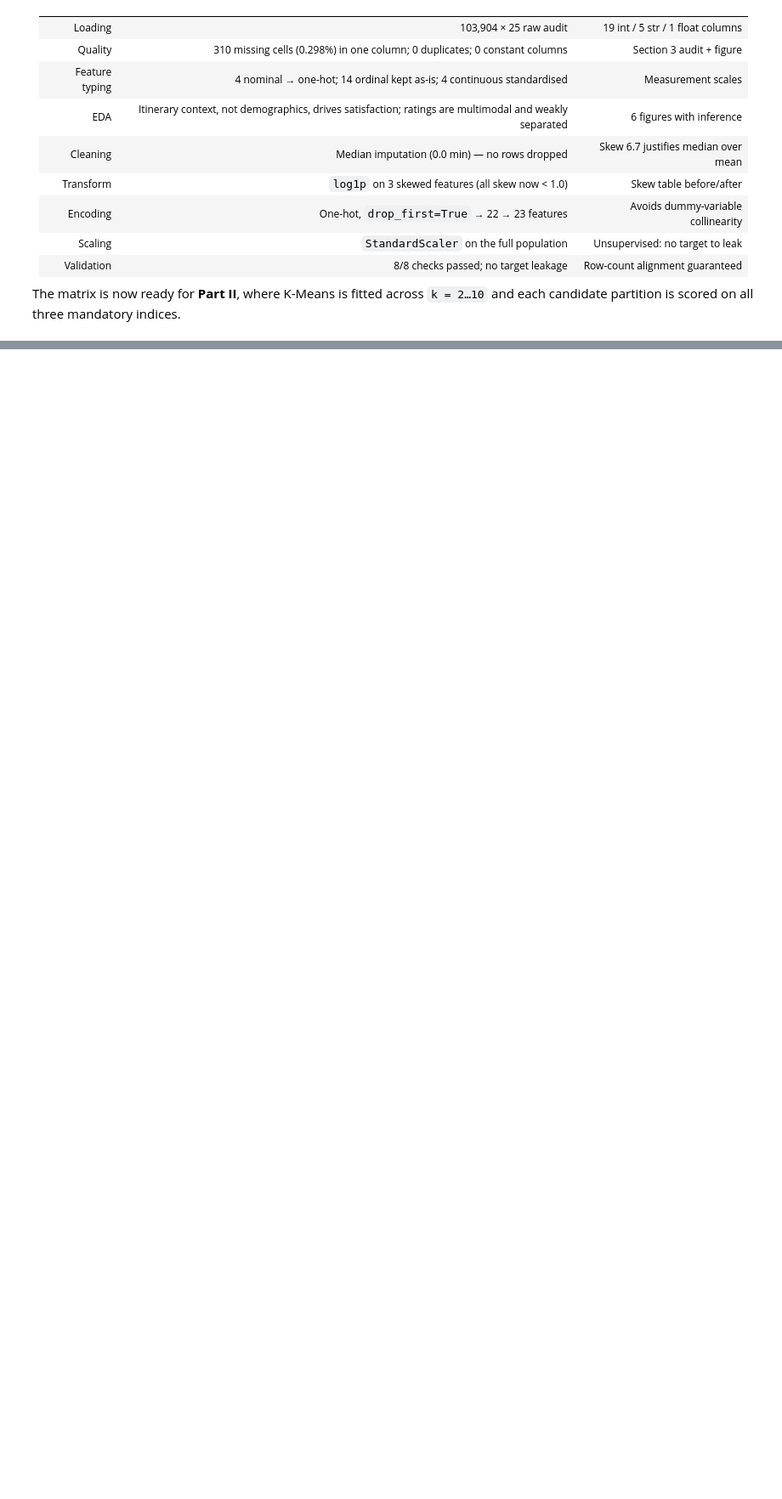
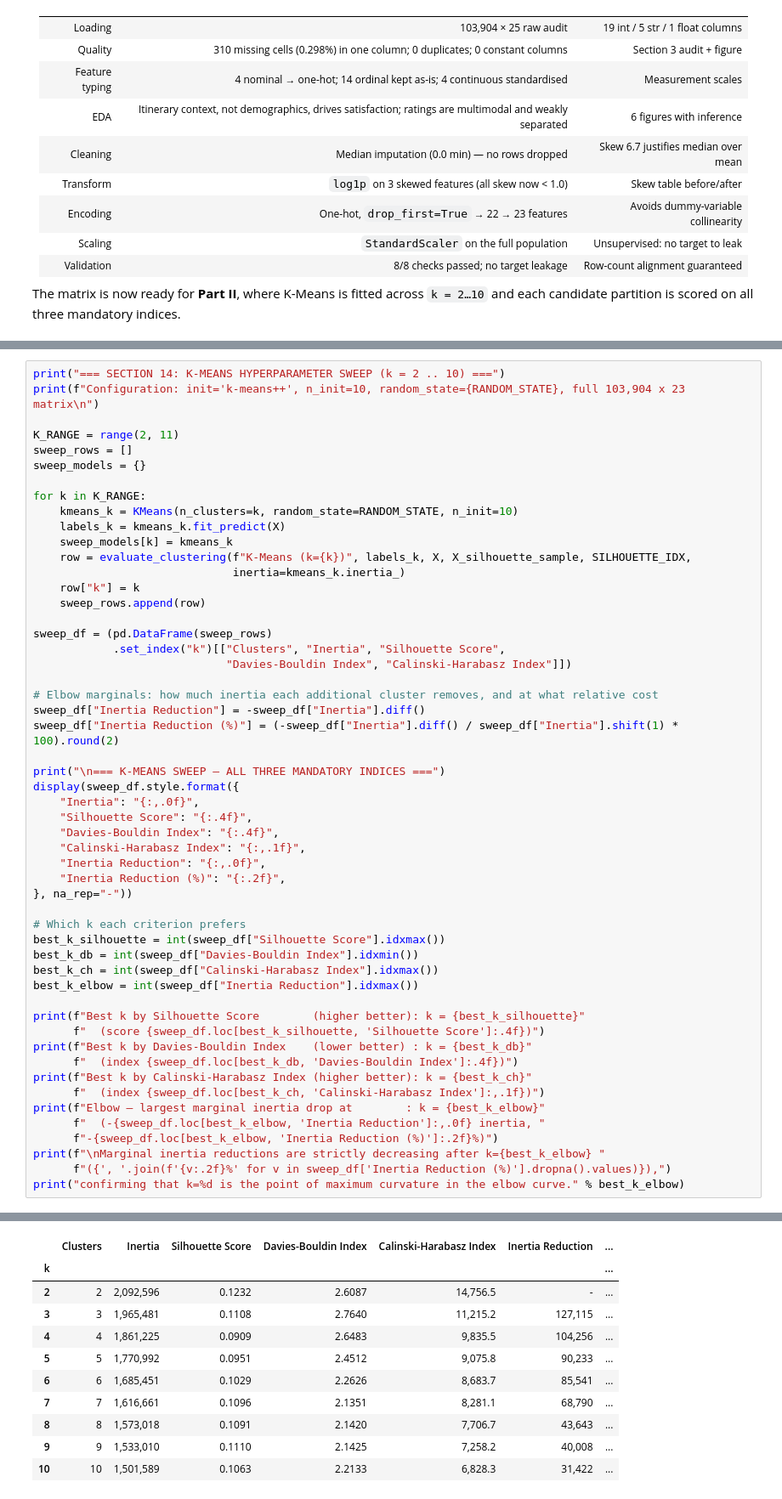
Before and after one commit to Phyboc/Machine-Learning-CaseStudy, a Jupyter notebook: src/clustering/clustering.ipynb, the cells around one changed output, grey strips where cells are left out. Shown at 85% size. Cells and saved outputs as stored; diff of their text form; blank space fills up the shorter version.

```diff
--- a/src/clustering/clustering.ipynb
+++ b/src/clustering/clustering.ipynb
@@ -1154,0 +1407,54 @@ scored on all three mandatory indices.
+# %%
+print("=== SECTION 14: K-MEANS HYPERPARAMETER SWEEP (k = 2 .. 10) ===")
+print(f"Configuration: init='k-means++', n_init=10, random_state={RANDOM_STATE}, full 103,904 x 23 matrix\n")
+
+K_RANGE = range(2, 11)
+sweep_rows = []
+sweep_models = {}
+
+for k in K_RANGE:
+    kmeans_k = KMeans(n_clusters=k, random_state=RANDOM_STATE, n_init=10)
+    labels_k = kmeans_k.fit_predict(X)
+    sweep_models[k] = kmeans_k
+    row = evaluate_clustering(f"K-Means (k={k})", labels_k, X, X_silhouette_sample, SILHOUETTE_IDX,
+                              inertia=kmeans_k.inertia_)
+    row["k"] = k
+    sweep_rows.append(row)
+
+sweep_df = (pd.DataFrame(sweep_rows)
+            .set_index("k")[["Clusters", "Inertia", "Silhouette Score",
+                             "Davies-Bouldin Index", "Calinski-Harabasz Index"]])
+
+# Elbow marginals: how much inertia each additional cluster removes, and at what relative cost
+sweep_df["Inertia Reduction"] = -sweep_df["Inertia"].diff()
+sweep_df["Inertia Reduction (%)"] = (-sweep_df["Inertia"].diff() / sweep_df["Inertia"].shift(1) * 100).round(2)
+
+print("\n=== K-MEANS SWEEP — ALL THREE MANDATORY INDICES ===")
+display(sweep_df.style.format({
+    "Inertia": "{:,.0f}",
+    "Silhouette Score": "{:.4f}",
+    "Davies-Bouldin Index": "{:.4f}",
+    "Calinski-Harabasz Index": "{:,.1f}",
+    "Inertia Reduction": "{:,.0f}",
+    "Inertia Reduction (%)": "{:.2f}",
+}, na_rep="-"))
+
+# Which k each criterion prefers
+best_k_silhouette = int(sweep_df["Silhouette Score"].idxmax())
+best_k_db = int(sweep_df["Davies-Bouldin Index"].idxmin())
+best_k_ch = int(sweep_df["Calinski-Harabasz Index"].idxmax())
+best_k_elbow = int(sweep_df["Inertia Reduction"].idxmax())
+
+print(f"Best k by Silhouette Score        (higher better): k = {best_k_silhouette}"
+      f"  (score {sweep_df.loc[best_k_silhouette, 'Silhouette Score']:.4f})")
+print(f"Best k by Davies-Bouldin Index    (lower better) : k = {best_k_db}"
+      f"  (index {sweep_df.loc[best_k_db, 'Davies-Bouldin Index']:.4f})")
+print(f"Best k by Calinski-Harabasz Index (higher better): k = {best_k_ch}"
+      f"  (index {sweep_df.loc[best_k_ch, 'Calinski-Harabasz Index']:,.1f})")
+print(f"Elbow — largest marginal inertia drop at        : k = {best_k_elbow}"
+      f"  (-{sweep_df.loc[best_k_elbow, 'Inertia Reduction']:,.0f} inertia, "
+      f"-{sweep_df.loc[best_k_elbow, 'Inertia Reduction (%)']:.2f}%)")
+print(f"\nMarginal inertia reductions are strictly decreasing after k={best_k_elbow} "
+      f"({', '.join(f'{v:.2f}%' for v in sweep_df['Inertia Reduction (%)'].dropna().values)}),")
+print("confirming that k=%d is the point of maximum curvature in the elbow curve." % best_k_elbow)
+# %% [output]
@@ -1154,0 +1475,11 @@ scored on all three mandatory indices.
+|  | Clusters | Inertia | Silhouette Score | Davies-Bouldin Index | Calinski-Harabasz Index | Inertia Reduction | ... |
+| k |  |  |  |  |  |  | ... |
+| 2 | 2 | 2,092,596 | 0.1232 | 2.6087 | 14,756.5 | - | ... |
+| 3 | 3 | 1,965,481 | 0.1108 | 2.7640 | 11,215.2 | 127,115 | ... |
+| 4 | 4 | 1,861,225 | 0.0909 | 2.6483 | 9,835.5 | 104,256 | ... |
+| 5 | 5 | 1,770,992 | 0.0951 | 2.4512 | 9,075.8 | 90,233 | ... |
+| 6 | 6 | 1,685,451 | 0.1029 | 2.2626 | 8,683.7 | 85,541 | ... |
+| 7 | 7 | 1,616,661 | 0.1096 | 2.1351 | 8,281.1 | 68,790 | ... |
+| 8 | 8 | 1,573,018 | 0.1091 | 2.1420 | 7,706.7 | 43,643 | ... |
+| 9 | 9 | 1,533,010 | 0.1110 | 2.1425 | 7,258.2 | 40,008 | ... |
+| 10 | 10 | 1,501,589 | 0.1063 | 2.2133 | 6,828.3 | 31,422 | ... |
```
Also changed, not shown: parts of 18 cells of this notebook, 2 other files.
